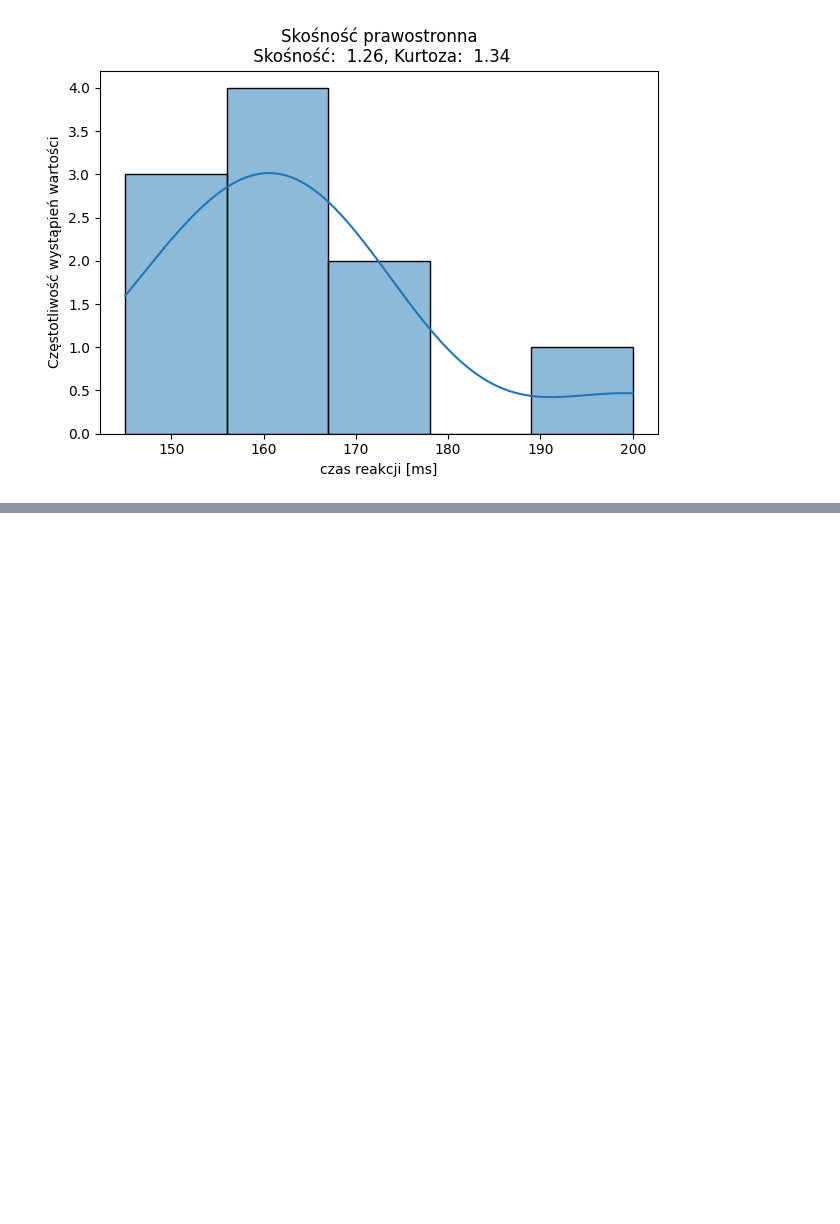
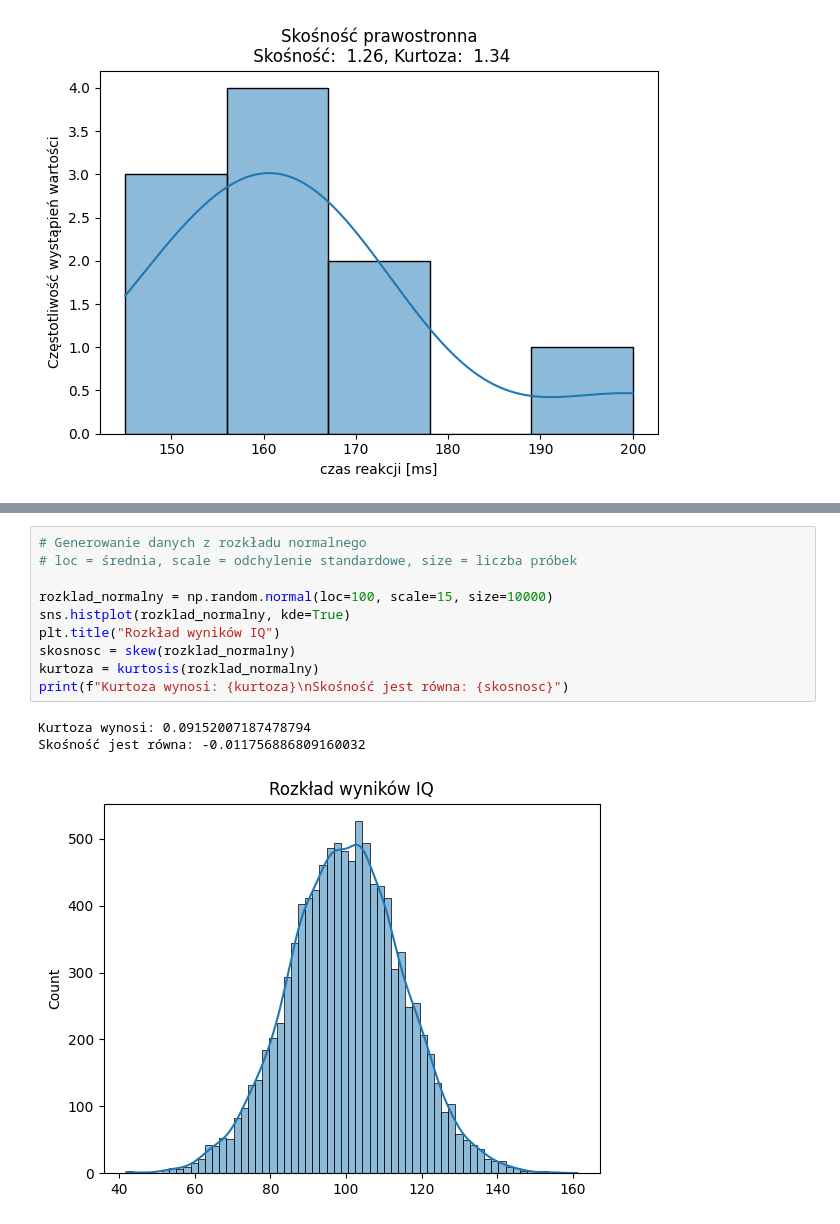
Before and after one commit to LPiskor/moje_projekty_ml, a Jupyter notebook: Statystyka_Dla_Danych.ipynb, the cells around one changed output, grey strips where cells are left out. Cells and saved outputs as stored; diff of their text form; blank space fills up the shorter version.

```diff
--- a/Statystyka_Dla_Danych.ipynb
+++ b/Statystyka_Dla_Danych.ipynb
@@ -139,0 +166,14 @@ plt.show()
+# %%
+# Generowanie danych z rozkładu normalnego
+# loc = średnia, scale = odchylenie standardowe, size = liczba próbek
+
+rozklad_normalny = np.random.normal(loc=100, scale=15, size=10000)
+sns.histplot(rozklad_normalny, kde=True)
+plt.title("Rozkład wyników IQ")
+skosnosc = skew(rozklad_normalny)
+kurtoza = kurtosis(rozklad_normalny)
+print(f"Kurtoza wynosi: {kurtoza}\nSkośność jest równa: {skosnosc}")
+# %% [output]
+Kurtoza wynosi: 0.09152007187478794
+Skośność jest równa: -0.011756886809160032
+[figure, added]
```
Also changed, not shown: parts of 4 cells of this notebook.
